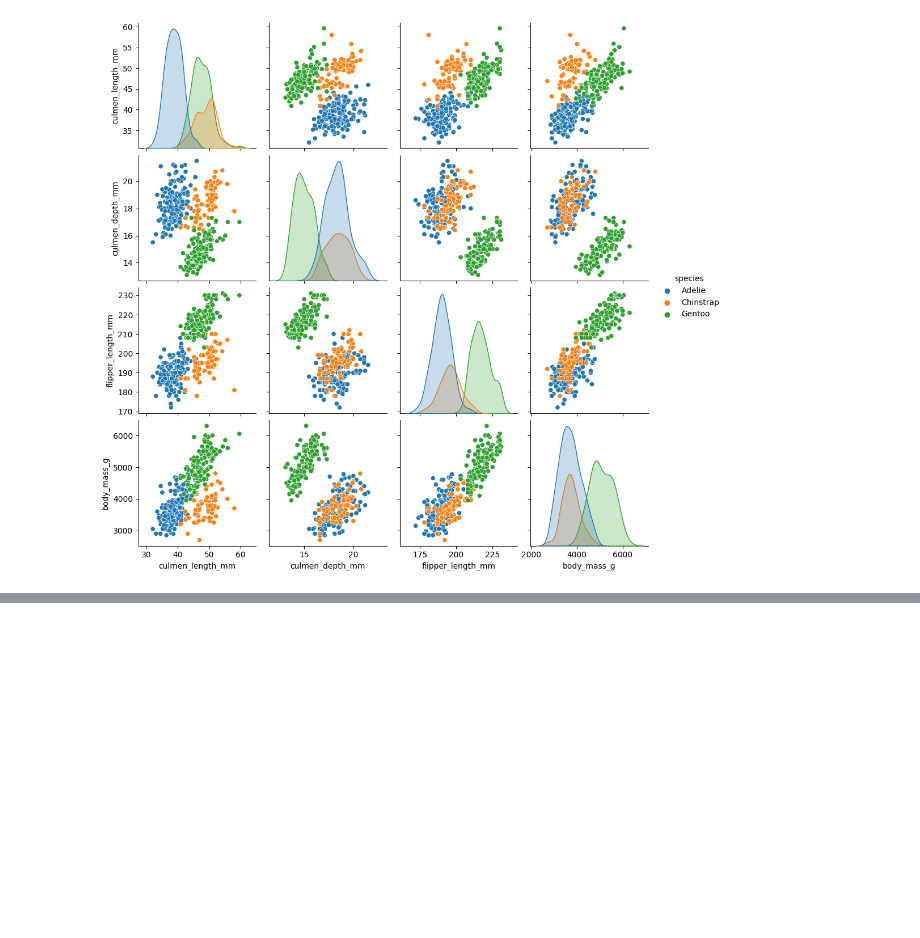
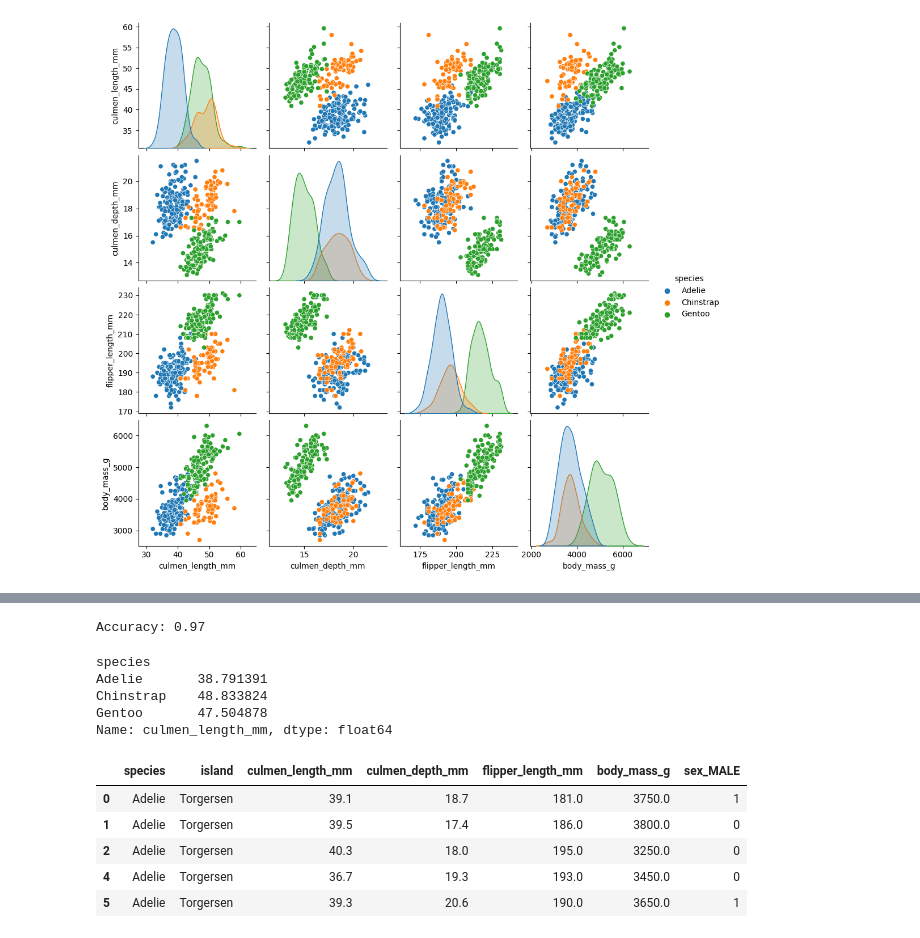
Before and after one commit to AndresDardex/Penguin-Model, a Jupyter notebook: Data Cleaning And Analysis.ipynb, the cells around one changed output, grey strips where cells are left out. Drawn from its saved outputs; the diff is of its cells as text; code cells hidden in the pictures; blank space fills up the shorter version.

```diff
--- a/Data Cleaning And Analysis.ipynb
+++ b/Data Cleaning And Analysis.ipynb
@@ -155,0 +235,24 @@ penguins.to_csv("penguins_cleaned.csv", index=False)
+# %%
+# Calcular y mostrar la precisión del modelo
+accuracy = accuracy_score(y_test, y_pred)
+print(f"Accuracy: {accuracy:.2f}")
+# %% [output]
+Accuracy: 0.97
+# %%
+#promedio de la longitud del pico por especie
+penguins.groupby('species')['culmen_length_mm'].mean()
+# %% [output]
+species
+Adelie       38.791391
+Chinstrap    48.833824
+Gentoo       47.504878
+Name: culmen_length_mm, dtype: float64
+# %%
+penguins.head()
+# %% [output]
+|  | species | island | culmen_length_mm | culmen_depth_mm | flipper_length_mm | body_mass_g | sex_MALE |
+| 0 | Adelie | Torgersen | 39.1 | 18.7 | 181.0 | 3750.0 | 1 |
+| 1 | Adelie | Torgersen | 39.5 | 17.4 | 186.0 | 3800.0 | 0 |
+| 2 | Adelie | Torgersen | 40.3 | 18.0 | 195.0 | 3250.0 | 0 |
+| 4 | Adelie | Torgersen | 36.7 | 19.3 | 193.0 | 3450.0 | 0 |
+| 5 | Adelie | Torgersen | 39.3 | 20.6 | 190.0 | 3650.0 | 1 |
```
Also changed, not shown: parts of 3 cells of this notebook.
